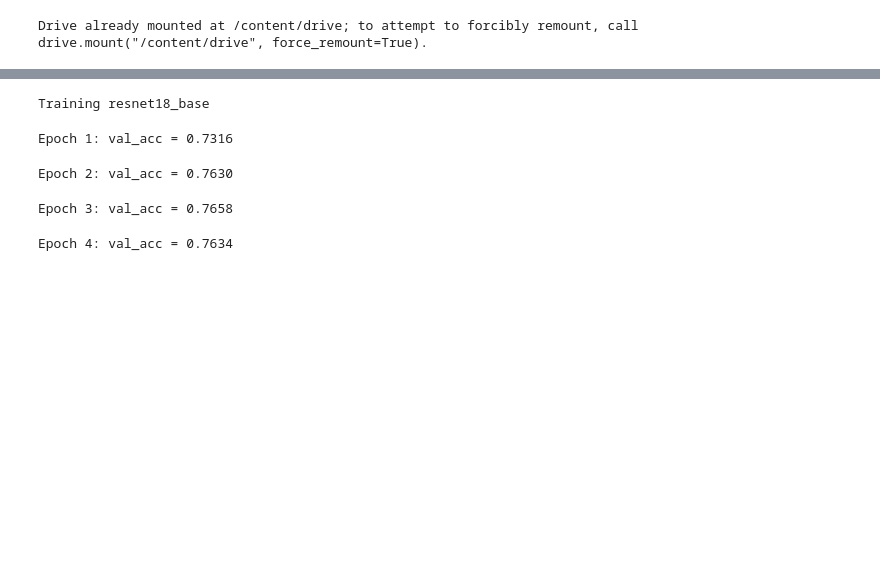
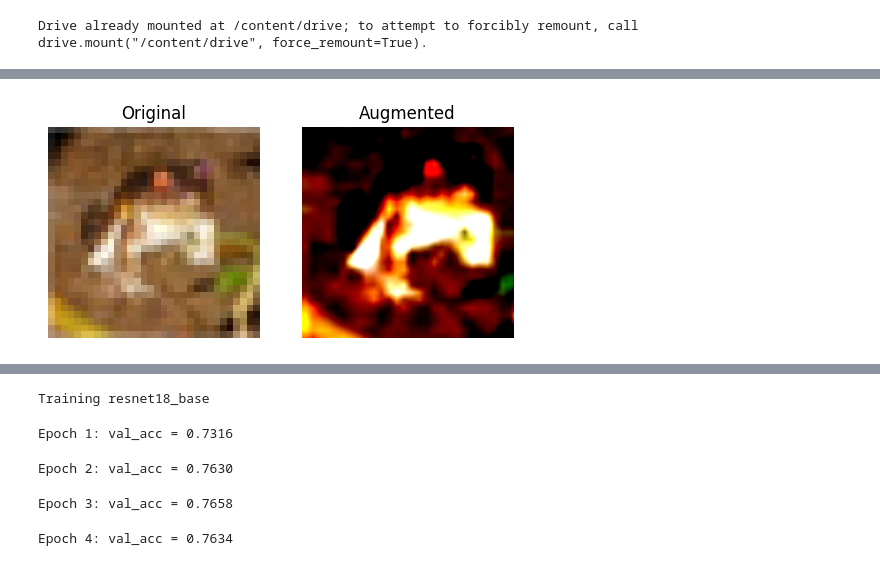
Before and after one commit to Khoawawa/DeepLearning-HCMUT-ASS-MS, a Jupyter notebook: ImageClassification.ipynb, the cells around one changed output, grey strips where cells are left out. Cells and saved outputs as stored; diff of their text form; code cells hidden in the pictures; blank space fills up the shorter version.

```diff
--- a/ImageClassification.ipynb
+++ b/ImageClassification.ipynb
@@ -85,0 +153,29 @@ classes = (
+# %%
+
+raw_dataset = torchvision.datasets.CIFAR10(
+    root="/content/data",
+    train=True,
+    download=False,
+    transform=transforms.ToTensor()
+)
+
+def compare_augmentation(idx=0):
+    raw_img, _ = raw_dataset[idx]
+    aug_img, _ = train_dataset_full[idx]
+
+    plt.figure(figsize=(6,3))
+
+    plt.subplot(1,2,1)
+    plt.imshow(raw_img.permute(1,2,0))
+    plt.title("Original")
+    plt.axis("off")
+
+    plt.subplot(1,2,2)
+    plt.imshow(aug_img.permute(1,2,0))
+    plt.title("Augmented")
+    plt.axis("off")
+
+    plt.show()
+
+compare_augmentation()
+# %% [output]
@@ -86,3 +183,4 @@ classes = (
+[figure, added]
 # %%
 import time
 import numpy as np
```
Also changed, not shown: parts of 8 cells of this notebook.
